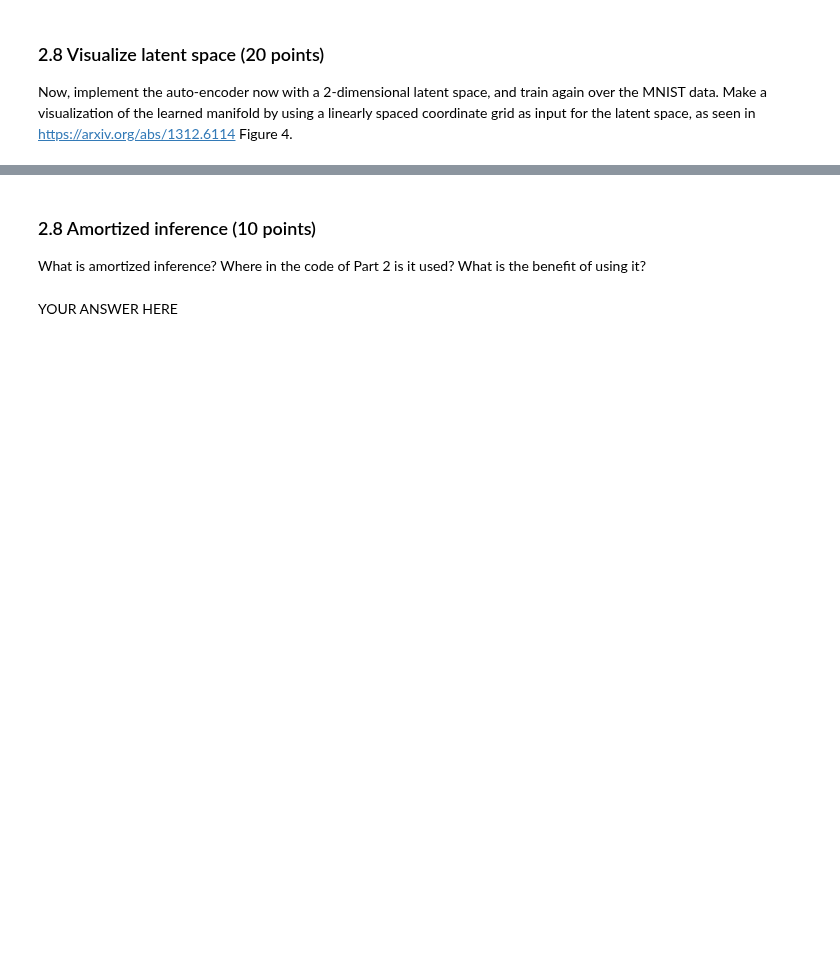
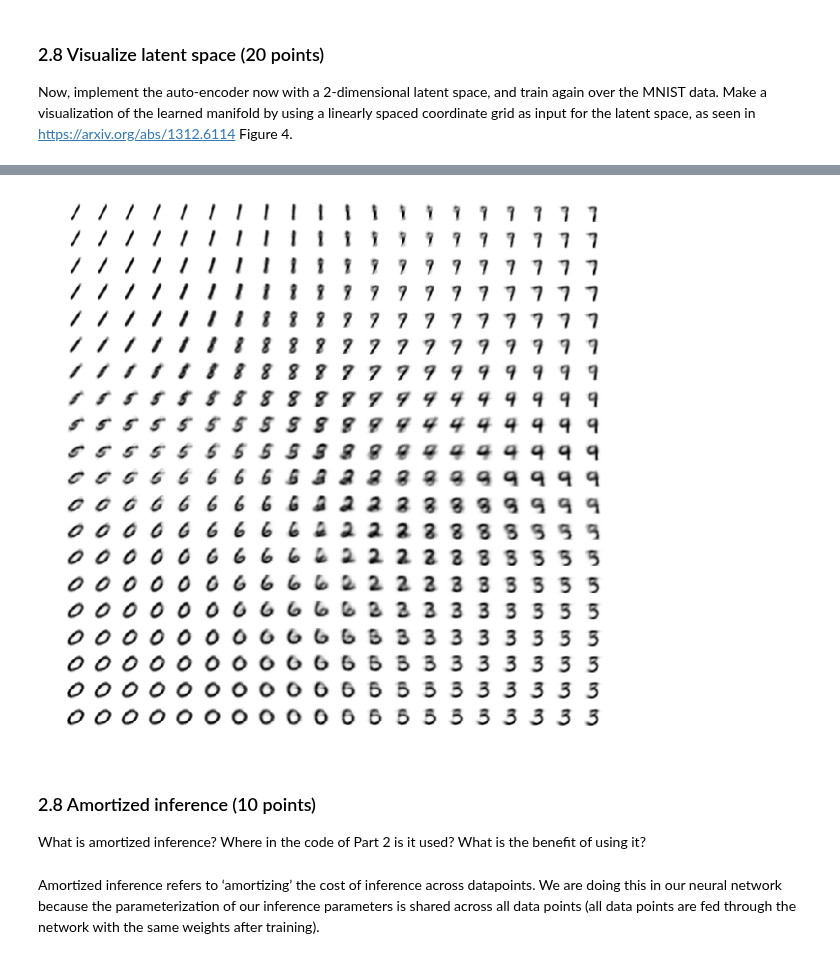
Before and after one commit to Kaleidophon/bayesian-buffalo, a Jupyter notebook: lab3/lab3.ipynb, the cells around one changed output, grey strips where cells are left out. Cells and saved outputs as stored; diff of their text form; code cells hidden in the pictures; blank space fills up the shorter version.

```diff
--- a/lab3/lab3.ipynb
+++ b/lab3/lab3.ipynb
@@ -542,3 +541,6 @@ def KL_loss(mu, logvar):
+# %%
+def KL_loss(mu, logvar):
+    return -0.5 * torch.sum(1 + logvar - mu.pow(2) - logvar.exp())
 # %%
 ### Test test test
 mu_test = torch.FloatTensor([[0.1, 0.2], [0.3, 0.4], [0.5, 0.6]])
@@ -784,0 +804,19 @@ raise NotImplementedError()
+# %%
+# Hyperparameters
+fc1_dims2 = (784,400)
+fc21_dims2 = (400, 2)
+fc22_dims2 = (400, 2)
+fc3_dims2 = (2, 400)
+fc4_dims2 = (400, 784)
+lr = 1e-3
+batch_size = 128
+epochs = 10
+
+VAE_MNIST2 = VAE(fc1_dims=fc1_dims2, fc21_dims=fc21_dims2, fc22_dims=fc22_dims2, fc3_dims=fc3_dims2, fc4_dims=fc4_dims2)
+
+# Init optimizer
+optimizer2 = optim.Adam(VAE_MNIST2.parameters(), lr=lr)
+
+# Train
+for epoch in range(1, epochs + 1):
+    train(epoch, train_loader, VAE_MNIST2, optimizer2)
@@ -785,5 +841,29 @@ raise NotImplementedError()
+# %%
+from scipy.stats import norm
+
+n_rows = 20
+
+x_coords = np.linspace(-1, 1, n_rows)
+x_coords = np.linspace(norm.ppf(0.01), norm.ppf(0.99), n_rows)
+unit_square = np.transpose([numpy.tile(x_coords, len(x_coords)), numpy.repeat(x_coords, len(x_coords))])
+
+
+fig = plt.figure(figsize=(10, 10))
+
+for i, coords in enumerate(unit_square):
+    plt.subplot(n_rows, n_rows, i+1)
+    plt.axis("off")
+
+    coords = torch.FloatTensor(coords)
+    x_hat = VAE_MNIST2.decode(coords)
+    x_hat *= -1  # Invert colors
+    plt.imshow(x_hat.view(1,28,28).squeeze().data.numpy(), cmap='gist_gray')
+
+plt.show()
+# %% [output]
+[figure, added]
 # %% [markdown]
 ### 2.8 Amortized inference (10 points)
 What is amortized inference? Where in the code of Part 2 is it used? What is the benefit of using it?
-# %% [markdown]
-YOUR ANSWER HERE
+# %% [markdown]
+Amortized inference refers to ‘amortizing’ the cost of inference across datapoints. We are doing this in our neural network because the parameterization of our inference parameters is shared across all data points (all data points are fed through the network with the same weights after training).
```
Also changed, not shown: parts of 17 cells of this notebook.
